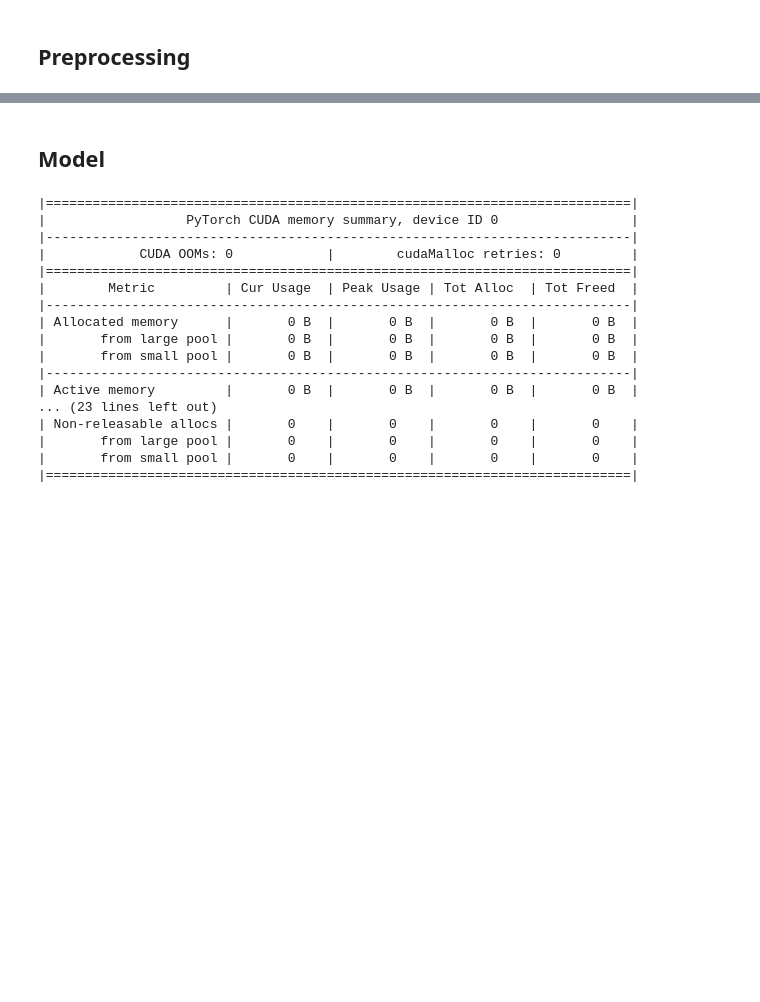
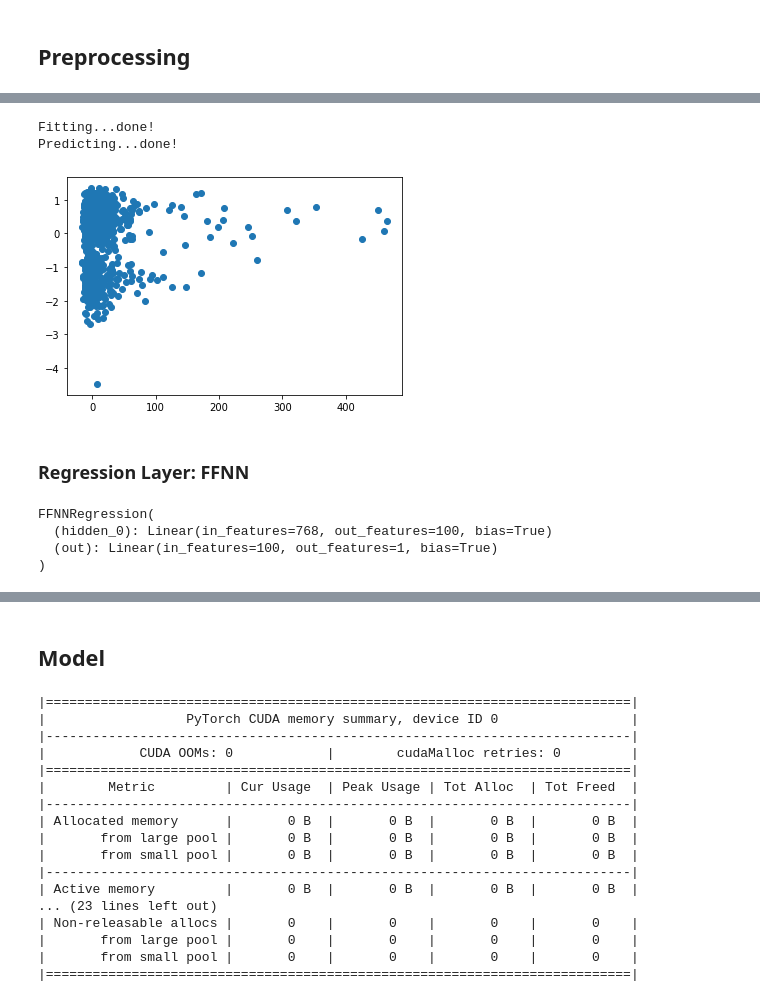
Before and after one commit to ansonmiu0214/C490CW, a Jupyter notebook: BERT.ipynb, the cells around one changed output, grey strips where cells are left out. Drawn from its saved outputs; the diff is of its cells as text; code cells hidden in the pictures; blank space fills up the shorter version.

```diff
--- a/BERT.ipynb
+++ b/BERT.ipynb
@@ -185,0 +273,6 @@ test_inputs = sentence_pairs_to_bert_input(tokenizer, test_en, test_zh, max_seq_
+# %%
+train_embeddings = get_bert_embeddings(bert, train_inputs)
+train_embeddings_tensor = torch.cat(train_embeddings)
+
+
+print(train_embeddings_tensor.shape)
@@ -185,0 +327,25 @@ test_inputs = sentence_pairs_to_bert_input(tokenizer, test_en, test_zh, max_seq_
+# %%
+from sklearn.svm import SVR
+from scipy.stats.stats import pearsonr
+
+def RMSELoss(pred, target, *, numpy=False):
+    mean = np.mean if numpy else torch.mean
+    sqrt = np.sqrt if numpy else torch.sqrt
+    return sqrt(mean((pred - target) ** 2))
+
+for kernel in ('linear', 'poly', 'rbf', 'sigmoid'):
+    for epsilon in (0, 0.1, 0.2, 0.3):
+        print(f'Kernel: {kernel}, Epsilon: {epsilon}')
+        print('=' * 10)
+        clf_t = SVR(kernel=kernel, epsilon=epsilon)
+        print('Fitting...', end='')
+        clf_t.fit(train_embeddings_tensor.numpy(), train_scores)
+        print('done!')
+
+        print('Predicting...', end='')
+        predictions = clf_t.predict(val_embeddings_tensor.numpy())
+        print('done!')
+        pearson, _ = pearsonr(predictions, val_scores)
+        print(f'Pearson = {pearson}')
+        loss = RMSELoss(predictions, val_scores, numpy=True)
+        print(f'RMSE = {loss}')
@@ -185,0 +370,18 @@ test_inputs = sentence_pairs_to_bert_input(tokenizer, test_en, test_zh, max_seq_
+# %%
+clf_t = SVR(kernel='sigmoid', epsilon=0.1)
+print('Fitting...', end='')
+clf_t.fit(train_embeddings_tensor.numpy(), train_scores)
+print('done!')
+
+print('Predicting...', end='')
+predictions = clf_t.predict(val_embeddings_tensor.numpy())
+print('done!')
+
+plt.scatter(predictions, val_scores)
+plt.show()
+# %% [output]
+Fitting...done!
+Predicting...done!
+[figure, added]
+# %% [markdown]
+### Regression Layer: FFNN
@@ -185,0 +409,10 @@ test_inputs = sentence_pairs_to_bert_input(tokenizer, test_en, test_zh, max_seq_
+# %%
+regressor = FFNNRegression(100)
+opt = torch.optim.Adam(regressor.parameters(), lr=1e-3)
+
+print(regressor)
+# %% [output]
+FFNNRegression(
+  (hidden_0): Linear(in_features=768, out_features=100, bias=True)
+  (out): Linear(in_features=100, out_features=1, bias=True)
+)
```
Also changed, not shown: parts of 29 cells of this notebook.
